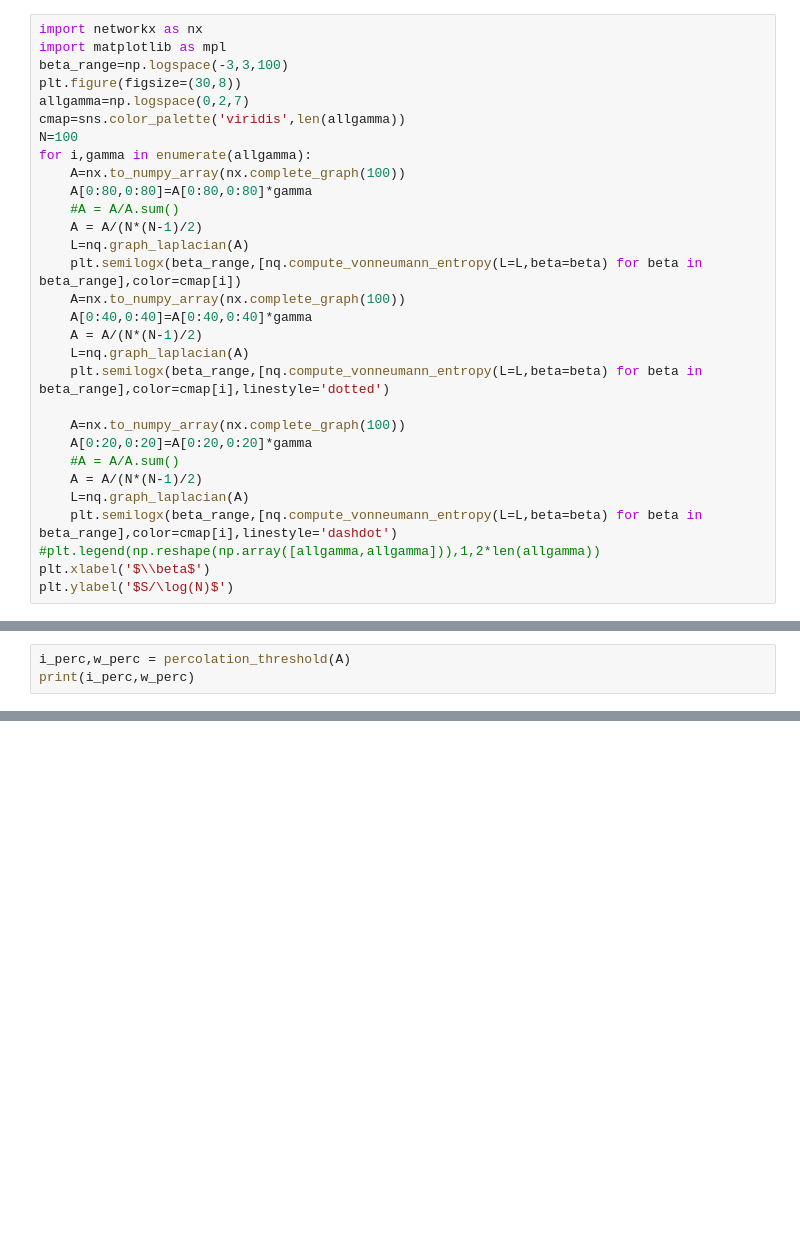
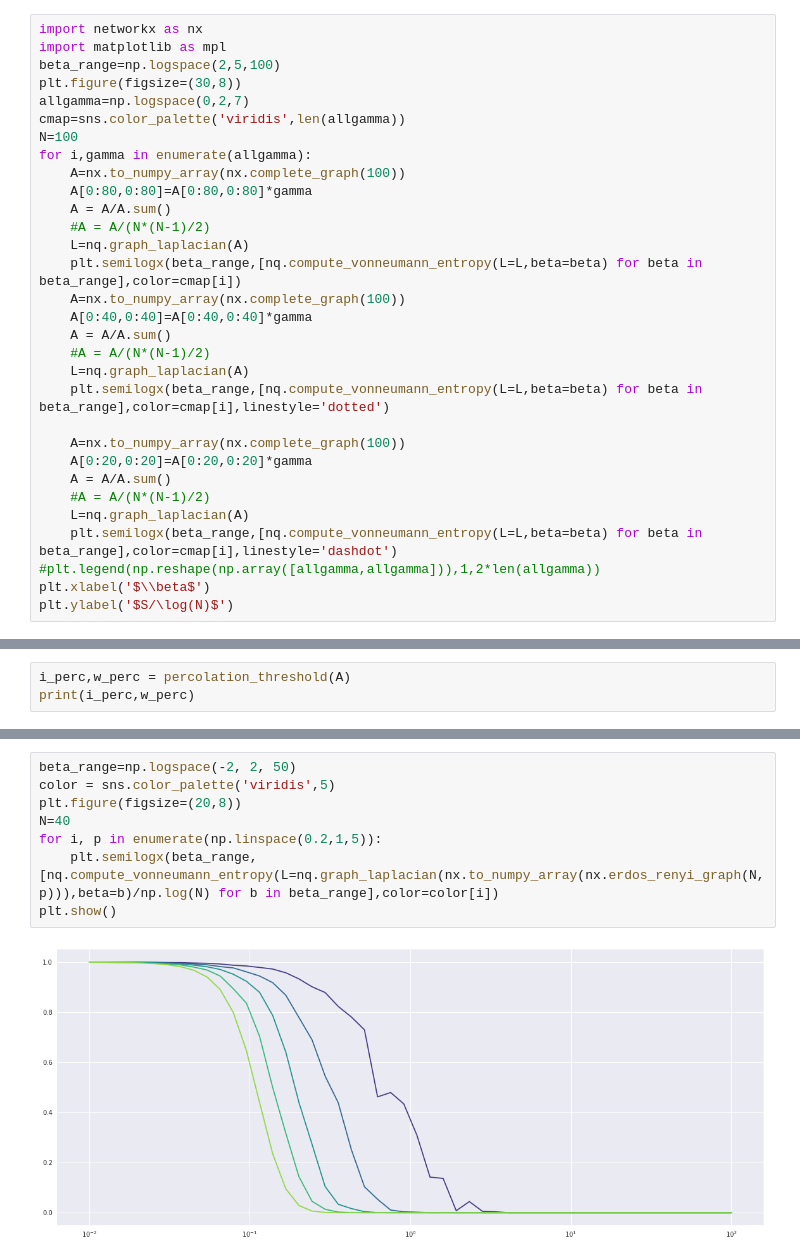
Before and after one commit to CarloNicolini/networkqit, a Jupyter notebook: notebooks/factor_models_thresholding_.ipynb, the cells around one changed output, grey strips where cells are left out. Saved outputs shown, nothing was run; the diff lists cells and outputs as text; blank space fills up the shorter version.

```diff
--- a/notebooks/factor_models_thresholding_.ipynb
+++ b/notebooks/factor_models_thresholding_.ipynb
@@ -341,7 +322,7 @@ Text(0,0.5,'$S/\\log(N)$')
 # %%
 import networkx as nx
 import matplotlib as mpl
-beta_range=np.logspace(-3,3,100)
+beta_range=np.logspace(2,5,100)
 plt.figure(figsize=(30,8))
 allgamma=np.logspace(0,2,7)
 cmap=sns.color_palette('viridis',len(allgamma))
@@ -349,20 +330,21 @@ N=100
 for i,gamma in enumerate(allgamma):
     A=nx.to_numpy_array(nx.complete_graph(100))
     A[0:80,0:80]=A[0:80,0:80]*gamma
-    #A = A/A.sum()
-    A = A/(N*(N-1)/2)
+    A = A/A.sum()
+    #A = A/(N*(N-1)/2)
     L=nq.graph_laplacian(A)
     plt.semilogx(beta_range,[nq.compute_vonneumann_entropy(L=L,beta=beta) for beta in beta_range],color=cmap[i])
     A=nx.to_numpy_array(nx.complete_graph(100))
     A[0:40,0:40]=A[0:40,0:40]*gamma
-    A = A/(N*(N-1)/2)
+    A = A/A.sum()
+    #A = A/(N*(N-1)/2)
     L=nq.graph_laplacian(A)
     plt.semilogx(beta_range,[nq.compute_vonneumann_entropy(L=L,beta=beta) for beta in beta_range],color=cmap[i],linestyle='dotted')
 
     A=nx.to_numpy_array(nx.complete_graph(100))
     A[0:20,0:20]=A[0:20,0:20]*gamma
-    #A = A/A.sum()
-    A = A/(N*(N-1)/2)
+    A = A/A.sum()
+    #A = A/(N*(N-1)/2)
     L=nq.graph_laplacian(A)
     plt.semilogx(beta_range,[nq.compute_vonneumann_entropy(L=L,beta=beta) for beta in beta_range],color=cmap[i],linestyle='dashdot')
 #plt.legend(np.reshape(np.array([allgamma,allgamma])),1,2*len(allgamma))
@@ -487,0 +461,10 @@ print(i_perc,w_perc)
+# %%
+beta_range=np.logspace(-2, 2, 50)
+color = sns.color_palette('viridis',5)
+plt.figure(figsize=(20,8))
+N=40
+for i, p in enumerate(np.linspace(0.2,1,5)):
+    plt.semilogx(beta_range,[nq.compute_vonneumann_entropy(L=nq.graph_laplacian(nx.to_numpy_array(nx.erdos_renyi_graph(N,p))),beta=b)/np.log(N) for b in beta_range],color=color[i])
+plt.show()
+# %% [output]
+[figure, added]
```
Also changed, not shown: parts of 30 cells of this notebook, 2 other files.
